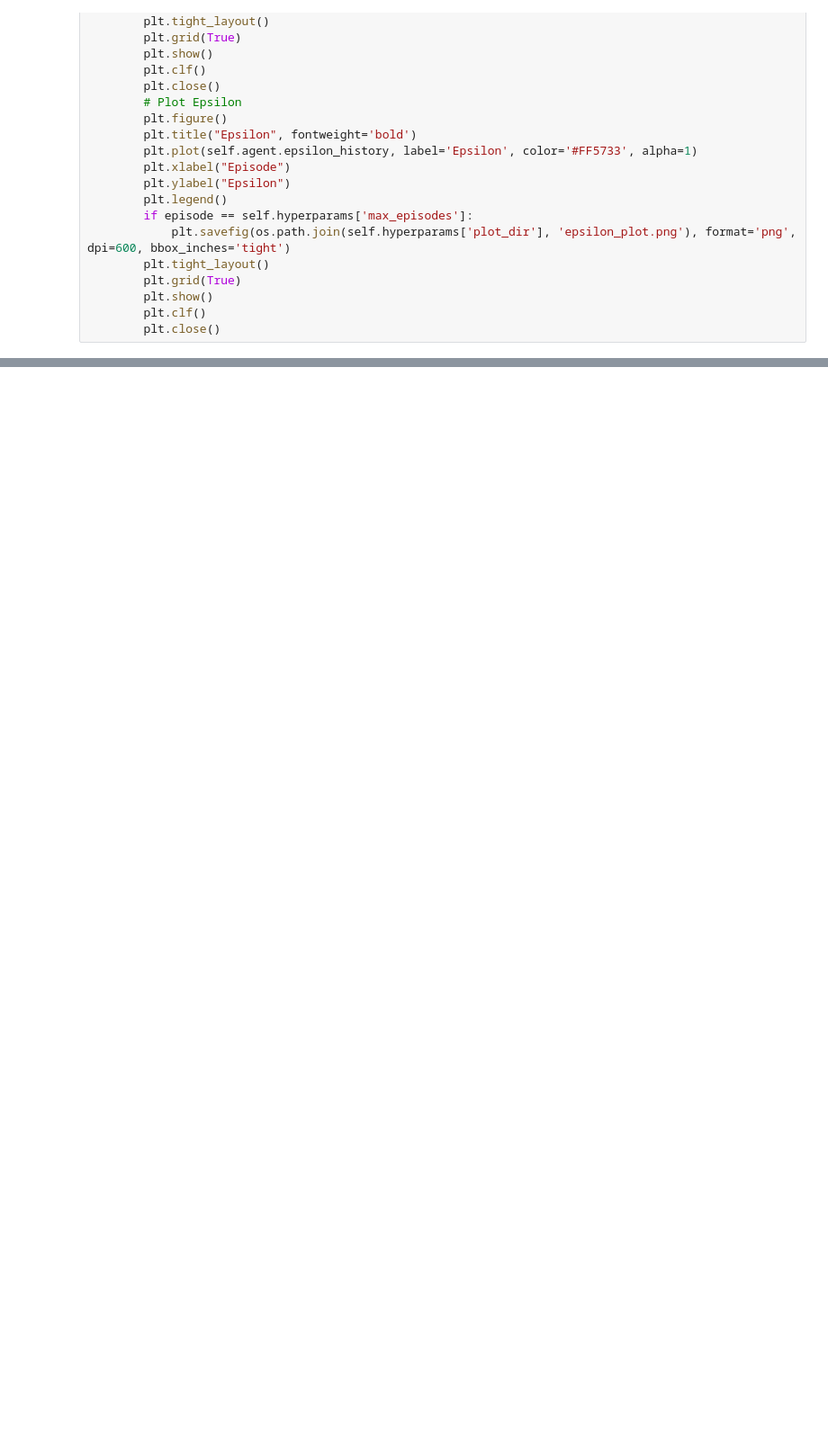
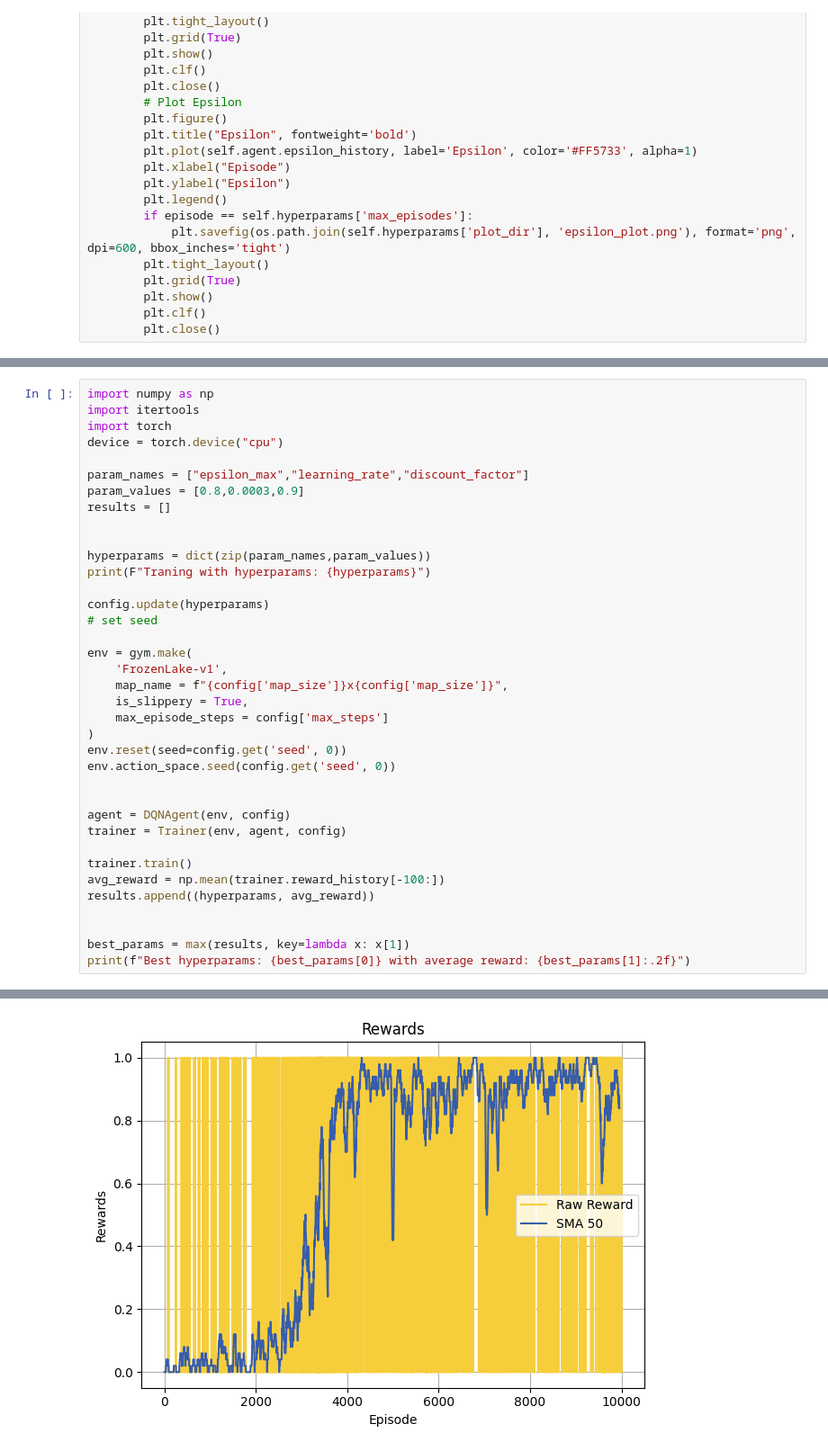
Before and after one commit to ShellyLeee/STA303-24F-Project, a Jupyter notebook: DDQN/code/frozenlake_DDQN.ipynb, the cells around one changed output, grey strips where cells are left out. Shown at 90% size. Cells and saved outputs as stored; diff of their text form; blank space fills up the shorter version.

```diff
--- a/DDQN/code/frozenlake_DDQN.ipynb
+++ b/DDQN/code/frozenlake_DDQN.ipynb
@@ -433,0 +587,38 @@ Episode: 10000, Total Steps: 131095, Ep Step: 9, Raw Reward: 1.00, Epsilon: 0.01
+# %%
+import numpy as np
+import itertools
+import torch
+device = torch.device("cpu")
+
+param_names = ["epsilon_max","learning_rate","discount_factor"]
+param_values = [0.8,0.0003,0.9]
+results = []
+
+
+hyperparams = dict(zip(param_names,param_values))
+print(F"Traning with hyperparams: {hyperparams}")
+
+config.update(hyperparams)
+# set seed
+
+env = gym.make(
+    'FrozenLake-v1',
+    map_name = f"{config['map_size']}x{config['map_size']}",
+    is_slippery = True,
+    max_episode_steps = config['max_steps']
+)
+env.reset(seed=config.get('seed', 0))
+env.action_space.seed(config.get('seed', 0))
+
+
+agent = DQNAgent(env, config)
+trainer = Trainer(env, agent, config)
+
+trainer.train()
+avg_reward = np.mean(trainer.reward_history[-100:])
+results.append((hyperparams, avg_reward))
+
+
+best_params = max(results, key=lambda x: x[1])
+print(f"Best hyperparams: {best_params[0]} with average reward: {best_params[1]:.2f}")
+# %% [output]
@@ -433,0 +642 @@ Episode: 10000, Total Steps: 131095, Ep Step: 9, Raw Reward: 1.00, Epsilon: 0.01
+[figure, added]
```
Also changed, not shown: parts of 20 cells of this notebook.
